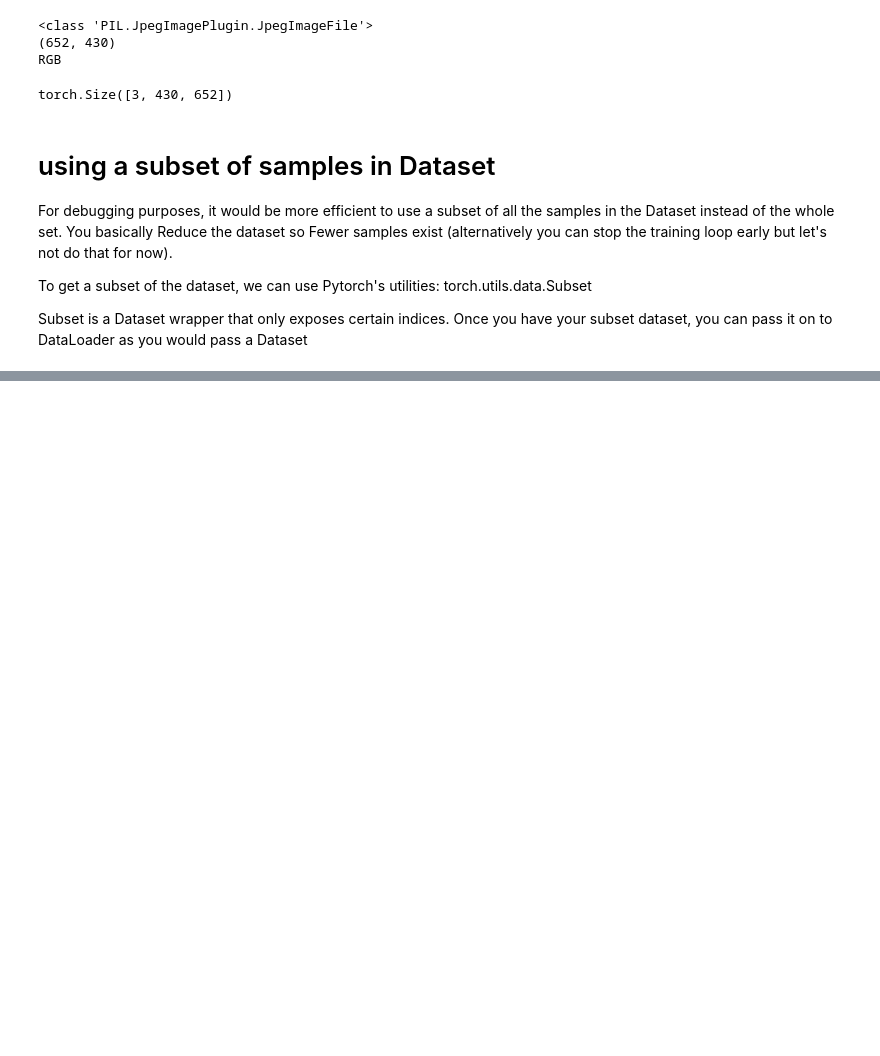
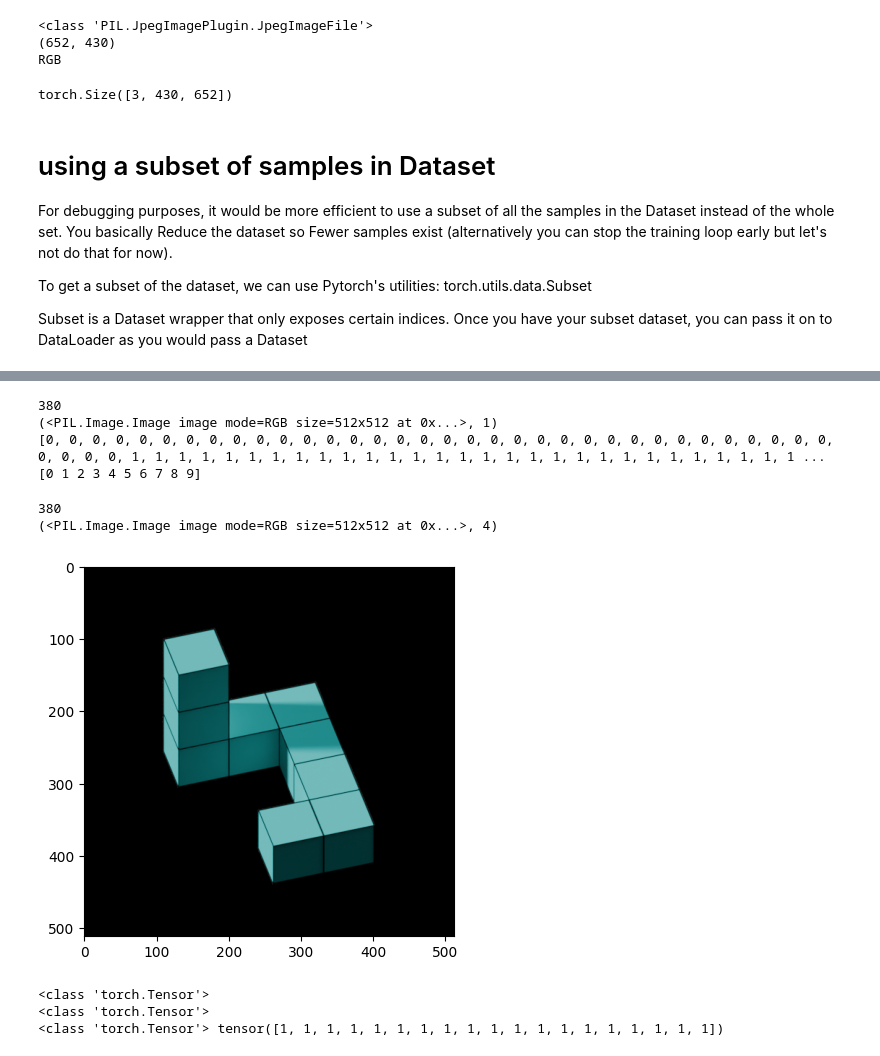
Before and after one commit to lshahsha/model_tutorial, a Jupyter notebook: notebooks/datasets_dataloaders.ipynb, the cells around one changed output, grey strips where cells are left out. Drawn from its saved outputs; the diff is of its cells as text; code cells hidden in the pictures; blank space fills up the shorter version.

Commit message:
added custom dataset

```diff
--- a/notebooks/datasets_dataloaders.ipynb
+++ b/notebooks/datasets_dataloaders.ipynb
@@ -287,0 +313,37 @@ plt.show()
+# %%
+# my_dataset/
+# │
+# ├── class_0/
+# │   ├── img001.jpg
+# │   ├── img002.jpg
+# │   └── ...
+# │
+# ├── class_1/
+# │   ├── img101.jpg
+# │   ├── img102.jpg
+# │   └── ...
+# │
+# └── class_2/
+#     ├── img201.jpg
+#     └── ...
+
+
+from torchvision.datasets import ImageFolder
+
+root_dir = "./data/shepard_metzler"
+
+my_sm_dataset = ImageFolder(
+    root = root_dir,
+    transform=None
+)
+
+print(len(my_sm_dataset))
+print(my_sm_dataset[48])
+
+print(my_sm_dataset.targets)
+print(np.unique(my_sm_dataset.targets))
+# %% [output]
+380
+(<PIL.Image.Image image mode=RGB size=512x512 at 0x...>, 1)
+[0, 0, 0, 0, 0, 0, 0, 0, 0, 0, 0, 0, 0, 0, 0, 0, 0, 0, 0, 0, 0, 0, 0, 0, 0, 0, 0, 0, 0, 0, 0, 0, 0, 0, 0, 0, 0, 0, 1, 1, 1, 1, 1, 1, 1, 1, 1, 1, 1, 1, 1, 1, 1, 1, 1, 1, 1, 1, 1, 1, 1, 1, 1, 1, 1, 1, 1 ...
+[0 1 2 3 4 5 6 7 8 9]
@@ -287,0 +445,23 @@ plt.show()
+# %%
+# define a simple transform
+transform = transforms.Compose([
+    transforms.Resize((224, 224)),
+    transforms.ToTensor(),   # <-- converts PIL → torch.Tensor
+])
+my_sm = ShepardMetzler(root_dir="./data/shepard_metzler",
+                       target_type="stim_id",
+                       transform = None # optionally you can pass the transform, but if you want to later process using AutoImageProcessor, pass None
+                       )
+
+print(len(my_sm))
+print(my_sm[120])
+# my_sm.samples
+
+# lets plot one of the images
+plt.figure()
+plt.imshow(my_sm[120][0])
+plt.show()
+# %% [output]
+380
+(<PIL.Image.Image image mode=RGB size=512x512 at 0x...>, 4)
+[figure, added]
@@ -287,0 +497,14 @@ plt.show()
+# %%
+batch = next(iter(my_sm_loader))
+images, labels = batch
+
+print(type(images))
+print(type(labels))
+
+for img, label in my_sm_loader:
+    print(type(img), label)
+    break
+# %% [output]
+<class 'torch.Tensor'>
+<class 'torch.Tensor'>
+<class 'torch.Tensor'> tensor([1, 1, 1, 1, 1, 1, 1, 1, 1, 1, 1, 1, 1, 1, 1, 1, 1, 1, 1])
```
Also changed, not shown: parts of 5 cells of this notebook.
